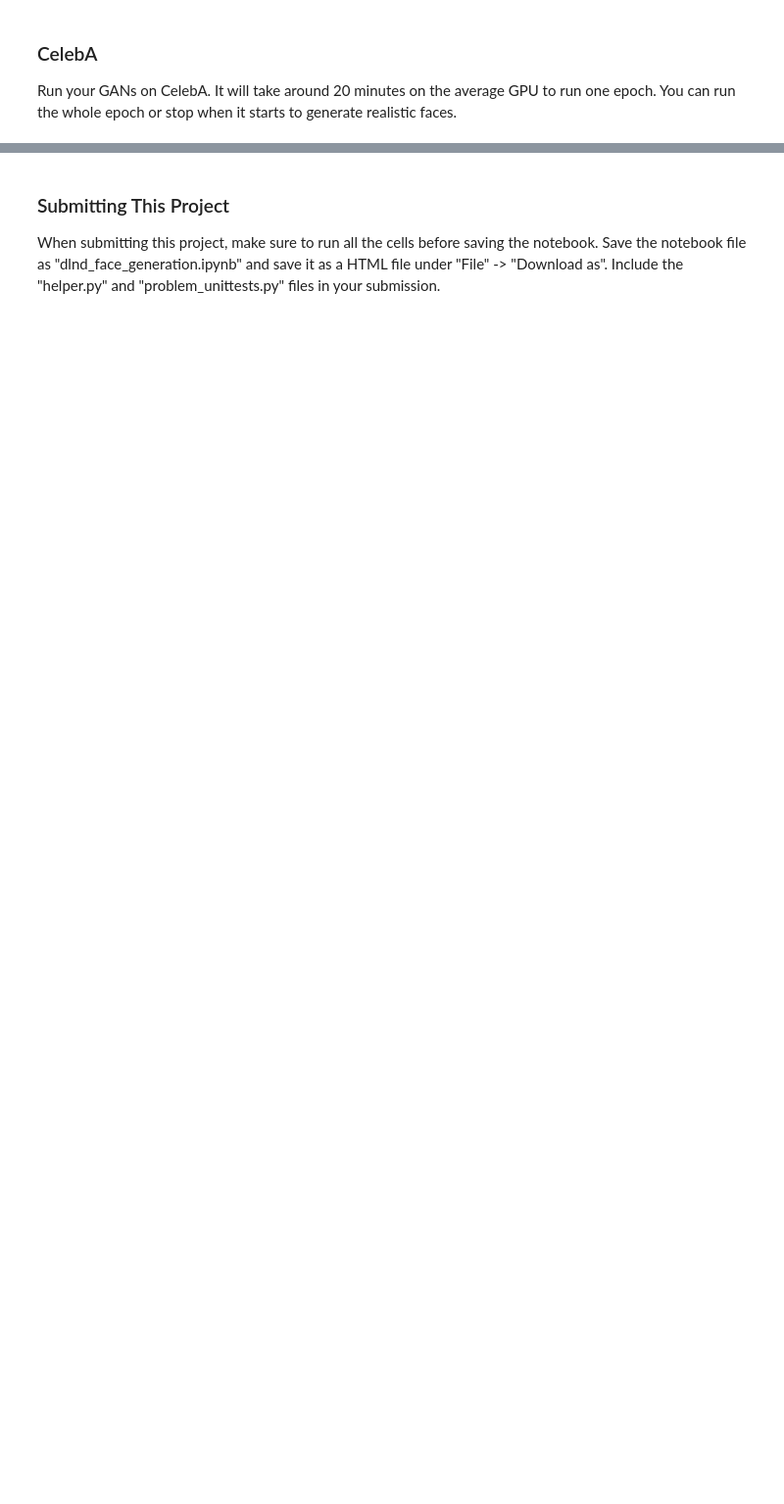
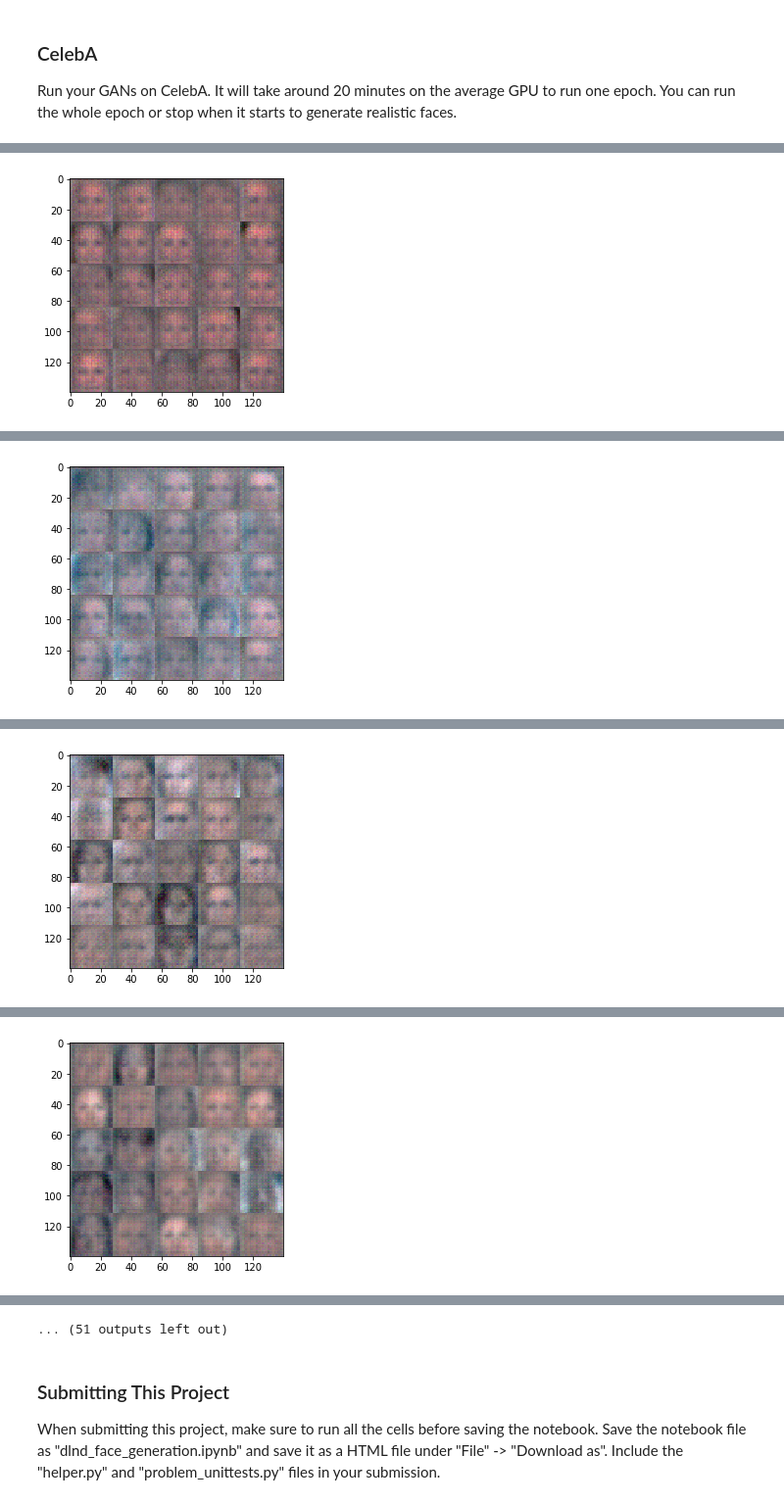
Before and after one commit to mastertrojan/Udacity, a Jupyter notebook: face_generation/dlnd_face_generation.ipynb, the cells around one changed output, grey strips where cells are left out. Shown at 98% size. Drawn from its saved outputs; the diff is of its cells as text; code cells hidden in the pictures; blank space fills up the shorter version.

```diff
--- a/face_generation/dlnd_face_generation.ipynb
+++ b/face_generation/dlnd_face_generation.ipynb
@@ -462,7 +424,7 @@ Run your GANs on CelebA.  It will take around 20 minutes on the average GPU to r
 # %%
 batch_size = 64
 z_dim = 100
-learning_rate = 0.0005
+learning_rate = 0.0002
 beta1 = 0.5
 
 
@@ -475,3 +437,4 @@ celeba_dataset = helper.Dataset('celeba', glob(os.path.join(data_dir, 'img_align
 with tf.Graph().as_default():
     train(epochs, batch_size, z_dim, learning_rate, beta1, celeba_dataset.get_batches,
           celeba_dataset.shape, celeba_dataset.image_mode)
+# %% [output]
@@ -477,0 +451 @@ with tf.Graph().as_default():
+[figure, added]
@@ -477,0 +462 @@ with tf.Graph().as_default():
+[figure, added]
@@ -477,0 +473 @@ with tf.Graph().as_default():
+[figure, added]
@@ -477,0 +484 @@ with tf.Graph().as_default():
+[figure, added]
@@ -478,3 +507,4 @@ with tf.Graph().as_default():
+... (51 outputs left out)
 # %% [markdown]
 ### Submitting This Project
 When submitting this project, make sure to run all the cells before saving the notebook. Save the notebook file as "dlnd_face_generation.ipynb" and save it as a HTML file under "File" -> "Download as". Include the "helper.py" and "problem_unittests.py" files in your submission.
```
Also changed, not shown: parts of 2 cells of this notebook.
